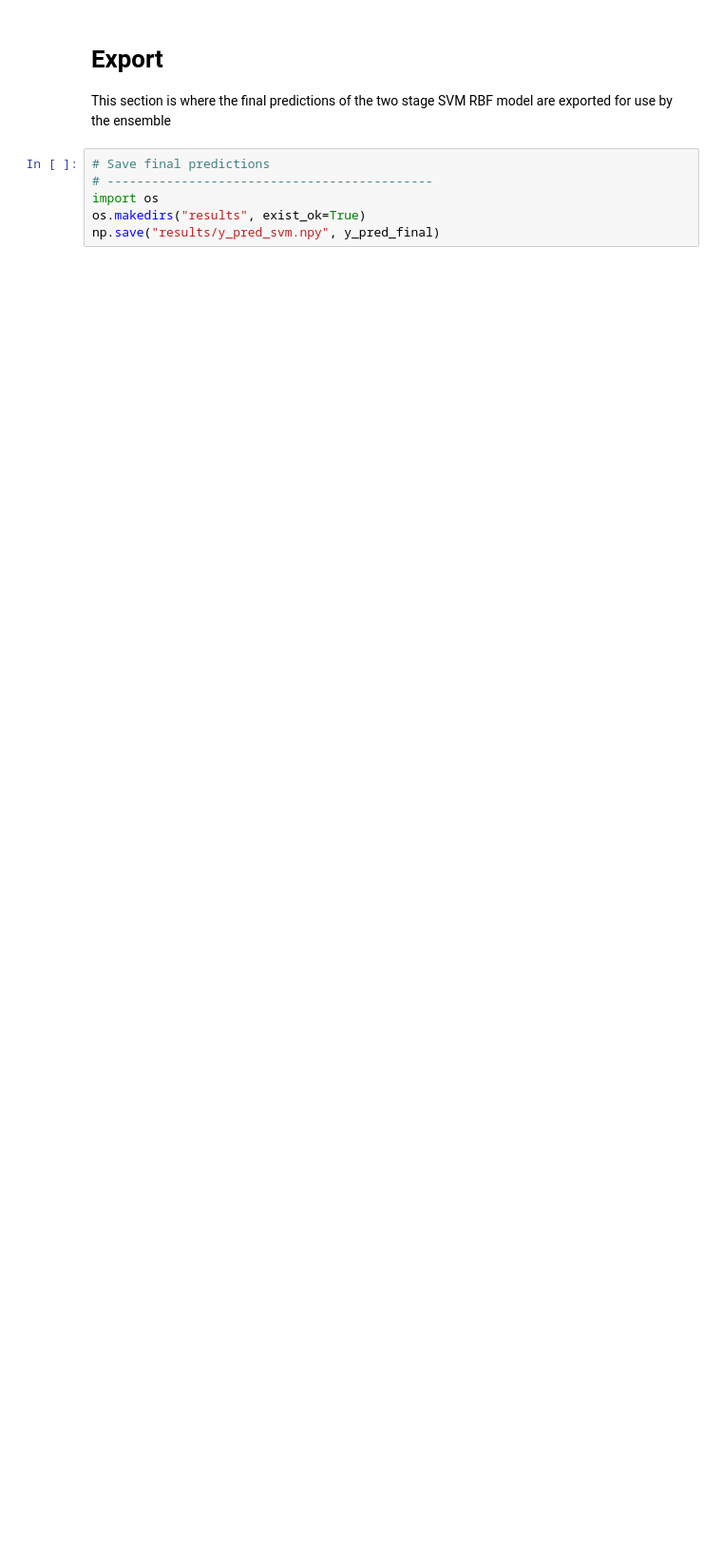
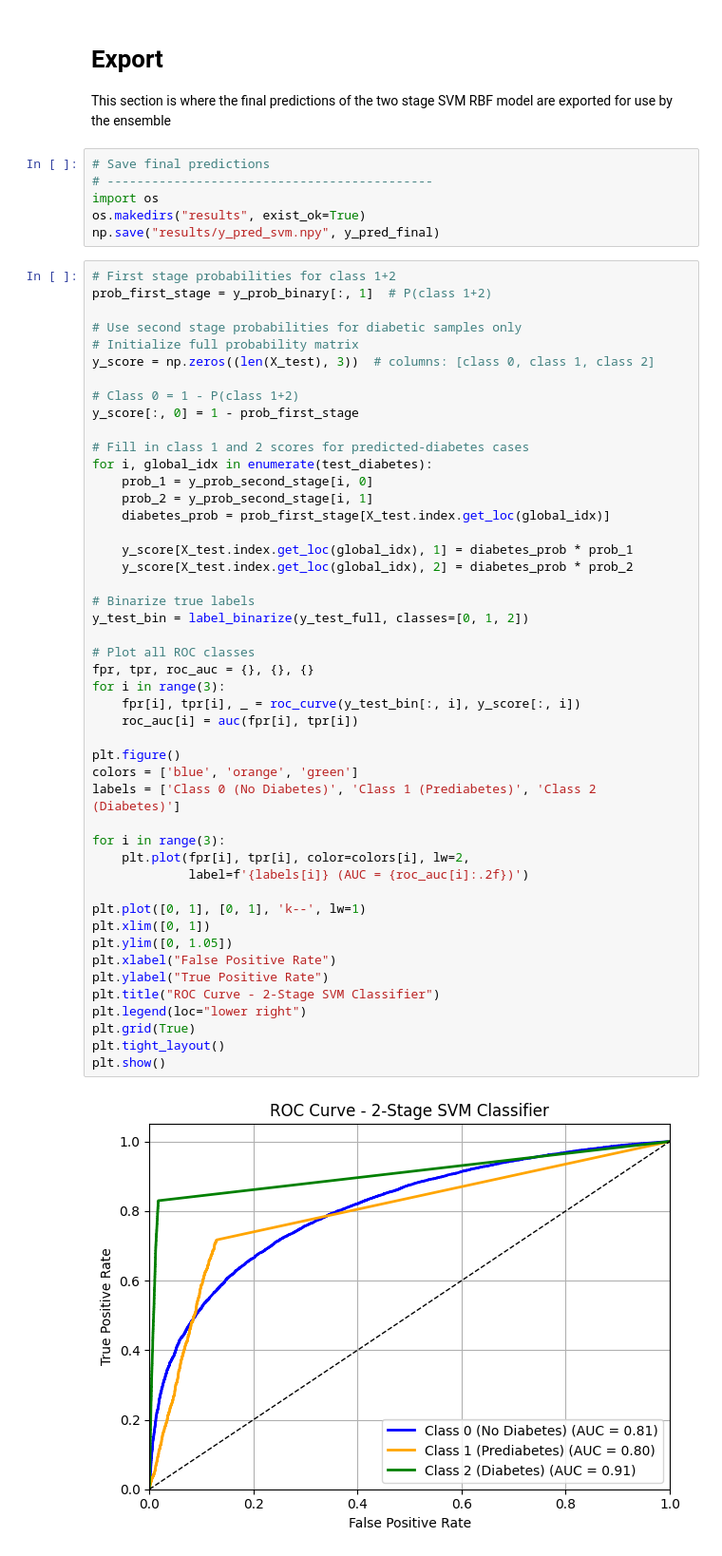
Before and after one commit to YaroslawBagriy/DiabetesRiskClassifier, a Jupyter notebook: notebooks_undersampling/07_svm_rbf_modeling.ipynb, the cells around one changed output. Shown: that part at 95% size. Saved outputs shown, nothing was run; the diff lists cells and outputs as text; blank space fills up the shorter version.

```diff
--- a/notebooks_undersampling/07_svm_rbf_modeling.ipynb
+++ b/notebooks_undersampling/07_svm_rbf_modeling.ipynb
@@ -119,3 +122,52 @@ This section is where the final predictions of the two stage SVM RBF model are e
 import os
 os.makedirs("results", exist_ok=True)
 np.save("results/y_pred_svm.npy", y_pred_final)
+# %%
+# First stage probabilities for class 1+2
+prob_first_stage = y_prob_binary[:, 1]  # P(class 1+2)
+
+# Use second stage probabilities for diabetic samples only
+# Initialize full probability matrix
+y_score = np.zeros((len(X_test), 3))  # columns: [class 0, class 1, class 2]
+
+# Class 0 = 1 - P(class 1+2)
+y_score[:, 0] = 1 - prob_first_stage
+
+# Fill in class 1 and 2 scores for predicted-diabetes cases
+for i, global_idx in enumerate(test_diabetes):
+    prob_1 = y_prob_second_stage[i, 0]
+    prob_2 = y_prob_second_stage[i, 1]
+    diabetes_prob = prob_first_stage[X_test.index.get_loc(global_idx)]
+
+    y_score[X_test.index.get_loc(global_idx), 1] = diabetes_prob * prob_1
+    y_score[X_test.index.get_loc(global_idx), 2] = diabetes_prob * prob_2
+
+# Binarize true labels
+y_test_bin = label_binarize(y_test_full, classes=[0, 1, 2])
+
+# Plot all ROC classes
+fpr, tpr, roc_auc = {}, {}, {}
+for i in range(3):
+    fpr[i], tpr[i], _ = roc_curve(y_test_bin[:, i], y_score[:, i])
+    roc_auc[i] = auc(fpr[i], tpr[i])
+
+plt.figure()
+colors = ['blue', 'orange', 'green']
+labels = ['Class 0 (No Diabetes)', 'Class 1 (Prediabetes)', 'Class 2 (Diabetes)']
+
+for i in range(3):
+    plt.plot(fpr[i], tpr[i], color=colors[i], lw=2,
+             label=f'{labels[i]} (AUC = {roc_auc[i]:.2f})')
+
+plt.plot([0, 1], [0, 1], 'k--', lw=1)
+plt.xlim([0, 1])
+plt.ylim([0, 1.05])
+plt.xlabel("False Positive Rate")
+plt.ylabel("True Positive Rate")
+plt.title("ROC Curve - 2-Stage SVM Classifier")
+plt.legend(loc="lower right")
+plt.grid(True)
+plt.tight_layout()
+plt.show()
+# %% [output]
+[figure, added]
```
Also changed, not shown: parts of 3 cells of this notebook, 5 other files.
